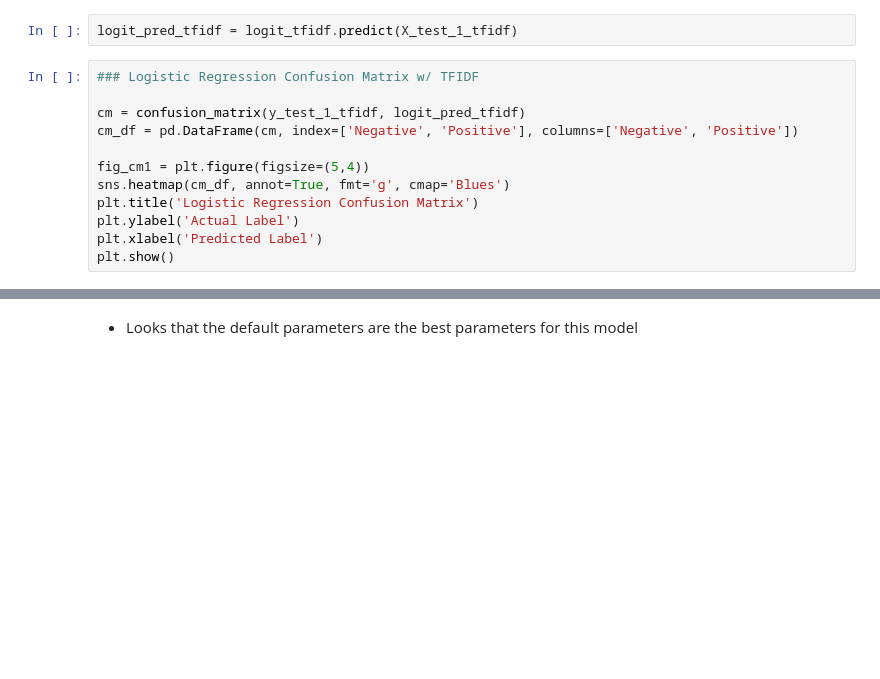
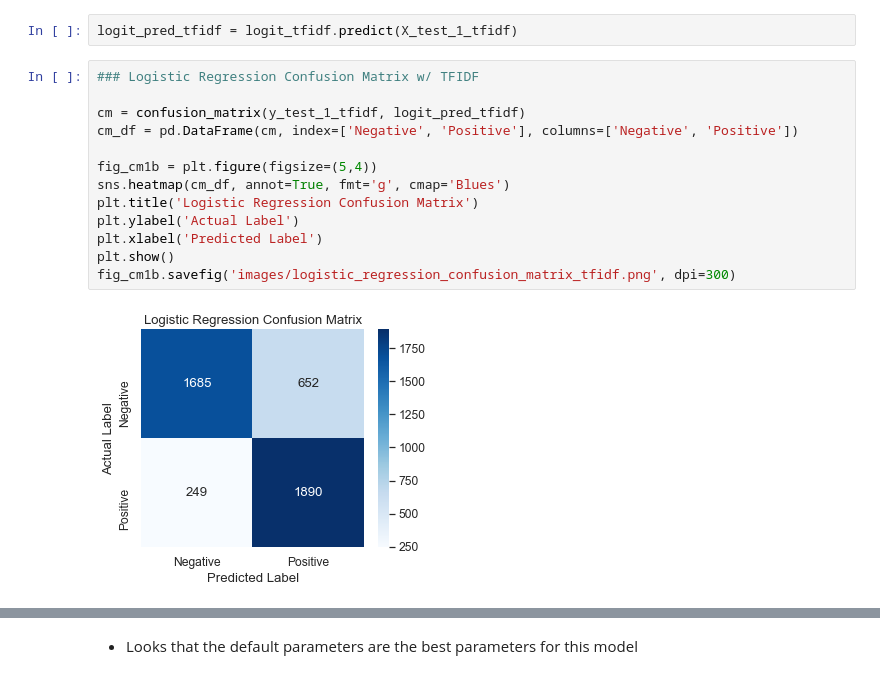
Before and after one commit to albertcchen/NLP-Sentiment-Analysis-for-Birth-Control-Medications, a Jupyter notebook: final_notebook.ipynb, the cells around one changed output, grey strips where cells are left out. Saved outputs shown, nothing was run; the diff lists cells and outputs as text; blank space fills up the shorter version.

```diff
--- a/final_notebook.ipynb
+++ b/final_notebook.ipynb
@@ -442,15 +754,18 @@ logit_pred_tfidf = logit_tfidf.predict(X_test_1_tfidf)
 # %%
 ### Logistic Regression Confusion Matrix w/ TFIDF
 
 cm = confusion_matrix(y_test_1_tfidf, logit_pred_tfidf)
 cm_df = pd.DataFrame(cm, index=['Negative', 'Positive'], columns=['Negative', 'Positive'])
 
-fig_cm1 = plt.figure(figsize=(5,4))
+fig_cm1b = plt.figure(figsize=(5,4))
 sns.heatmap(cm_df, annot=True, fmt='g', cmap='Blues')
 plt.title('Logistic Regression Confusion Matrix')
 plt.ylabel('Actual Label')
 plt.xlabel('Predicted Label')
 plt.show()
+fig_cm1b.savefig('images/logistic_regression_confusion_matrix_tfidf.png', dpi=300)
+# %% [output]
+[figure, added]
 # %%
 print('Logistic Regression (TFIDF) Accuracy: ', accuracy_score(y_test_1_tfidf, logit_pred_tfidf))
 print('Logistic Regression (TFIDF) F1 Score: ', f1_score(y_test_1_tfidf, logit_pred_tfidf, average='weighted'))
```
Also changed, not shown: parts of 89 cells of this notebook.
